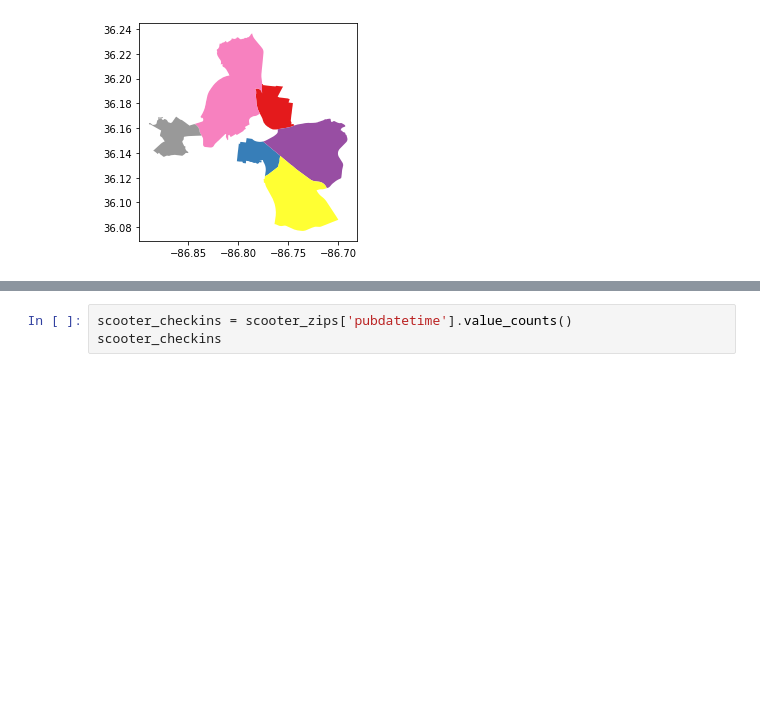
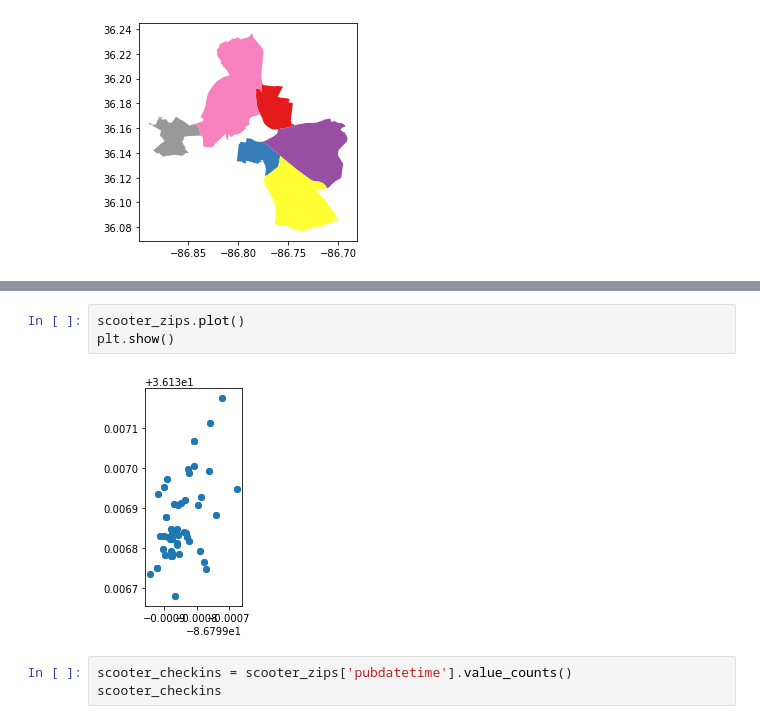
Before and after one commit to derektprice/mapping_scooters_nashville_python, a Jupyter notebook: notebooks/2_EDA_scooters_nashville.ipynb, the cells around one changed output, grey strips where cells are left out. Saved outputs shown, nothing was run; the diff lists cells and outputs as text; blank space fills up the shorter version.

```diff
--- a/notebooks/2_EDA_scooters_nashville.ipynb
+++ b/notebooks/2_EDA_scooters_nashville.ipynb
@@ -420,3 +425,8 @@ plt.show()
+# %%
+scooter_zips.plot()
+plt.show()
+# %% [output]
+[figure, added]
 # %%
 scooter_checkins = scooter_zips['pubdatetime'].value_counts()
 scooter_checkins
```
Also changed, not shown: parts of 11 cells of this notebook.
